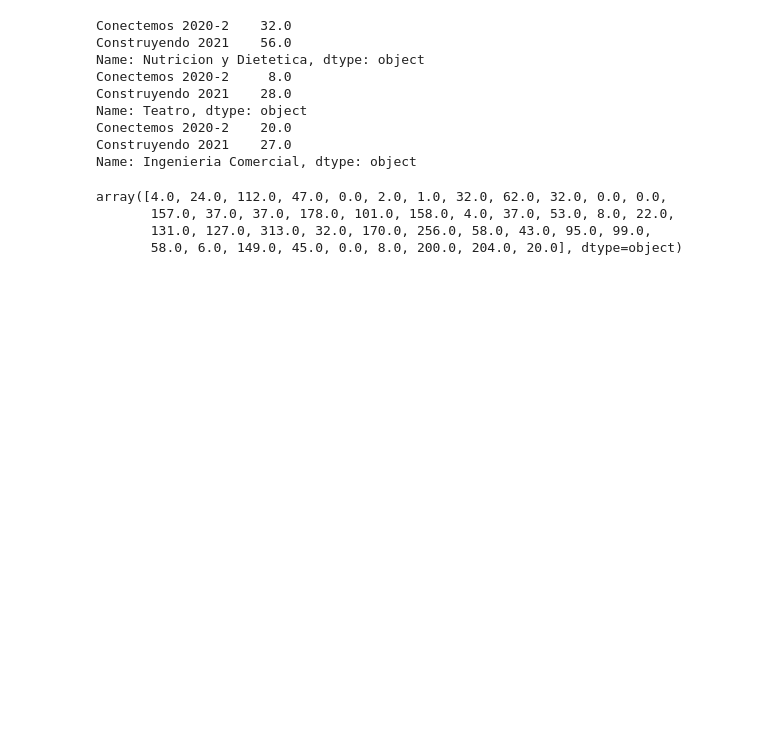
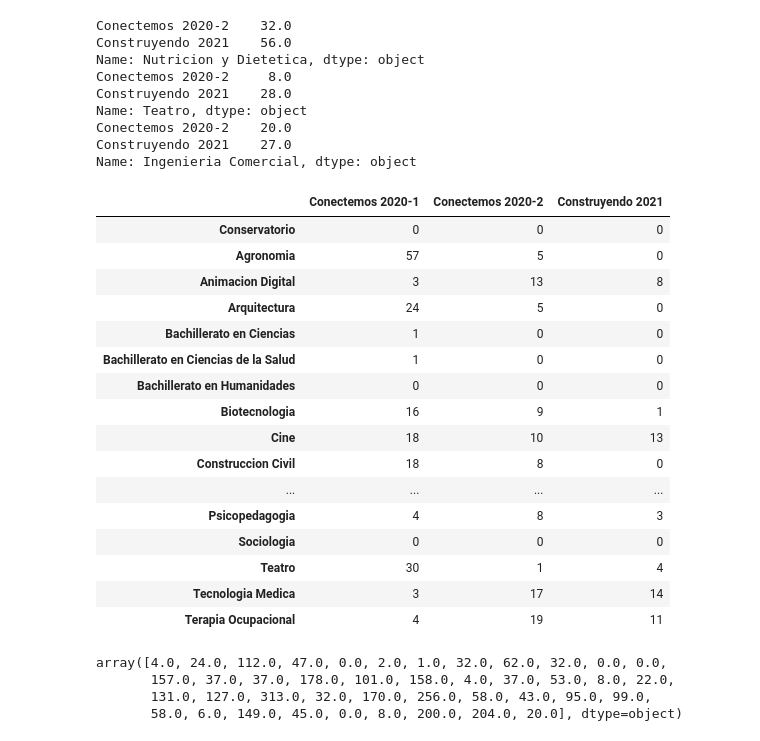
Before and after one commit to melipass/umayor-evoting-data, a Jupyter notebook: evoting.ipynb, the cells around one changed output. Saved outputs shown, nothing was run; the diff lists cells and outputs as text; code cells hidden in the pictures; blank space fills up the shorter version.

```diff
--- a/evoting.ipynb
+++ b/evoting.ipynb
@@ -110,6 +110,29 @@ results = [results_0, results_1, results_2, results_3]
 df_results = create_dataframe_results_positive(results)
 df_results = df_results.T
 df_results.columns = ['Impulsar 2018','Conectemos 2020-1', 'Conectemos 2020-2', 'Construyendo 2021']
+
+def create_dataframe_results_negative(input_json):
+    df = pd.DataFrame()
+    for json in input_json:
+        for key in json['questions']:
+            if 'edera' in json['questions'][key]['name']:
+                df.loc[json['election-id'],'Código Pregunta'] = key
+                df.loc[json['election-id'],'Pregunta'] = json['questions'][key]['name']
+                #df = df.T
+                for district in json['questions'][key]['districts']:
+                    for box in json['questions'][key]['districts'][district]['ballotboxes']:
+                        #print(json['questions'][key]['districts'][district]['ballotboxes']['BX01']['choices'][0]['total'])
+                        name = json['questions'][key]['districts'][district]['name']
+                        mapping = [ ('í', 'i'), ('í', 'i'), ('é','e'), ('é','e'), ('ó','o'), ('ó','o'), ('Kinesiologial', 'Kinesiologia'),
+                                    ('Pedagogia Educacion Parvularia', 'Pedagogia en Educacion Parvularia')]
+                        for k, v in mapping:
+                            name = name.replace(k, v)
+                        df.loc[json['election-id'],name] = json['questions'][key]['districts'][district]['ballotboxes'][box]['choices'][1]['total']
+                        pass
+    return df
+df_negative = create_dataframe_results_negative(results)
+df_negative = df_negative.T
+df_negative.columns = ['Impulsar 2018','Conectemos 2020-1', 'Conectemos 2020-2', 'Construyendo 2021']
 # %%
 df_program_0 = create_dataframe_program(program_0)
 df_hour_0 = create_dataframe_hour(hour_0)
@@ -422,6 +440,44 @@ Name: Teatro, dtype: object
 Conectemos 2020-2    20.0
 Construyendo 2021    27.0
 Name: Ingenieria Comercial, dtype: object
+# %%
+
+ultimas_elecciones_neg = df_negative
+ultimas_elecciones_neg = ultimas_elecciones_neg.drop('Impulsar 2018', axis=1)
+ultimas_elecciones_neg = ultimas_elecciones_neg.drop('Código Pregunta')
+ultimas_elecciones_neg = ultimas_elecciones_neg.drop('Pregunta')
+ultimas_elecciones_neg = ultimas_elecciones_neg.drop('Alameda')
+ultimas_elecciones_neg = ultimas_elecciones_neg.drop('Oriente')
+ultimas_elecciones_neg = ultimas_elecciones_neg.drop('El Claustro')
+ultimas_elecciones_neg = ultimas_elecciones_neg.drop('Huechuraba')
+ultimas_elecciones_neg = ultimas_elecciones_neg.drop('Manuel Montt')
+ultimas_elecciones_neg = ultimas_elecciones_neg.drop('República')
+ultimas_elecciones_neg = ultimas_elecciones_neg.drop('Santo Domingo')
+ultimas_elecciones_neg = ultimas_elecciones_neg.drop('Estadio Mayor')
+ultimas_elecciones_neg = ultimas_elecciones_neg.drop('Alonso de Cordova')
+ultimas_elecciones_neg.loc['Ingenieria Comercial', 'Conectemos 2020-2'] = ultimas_elecciones_neg.loc['Ingenieria Comercial - Campus Manuel Montt','Conectemos 2020-2'] + ultimas_elecciones_neg.loc['Ingenieria Comercial - Campus Oriente','Conectemos 2020-2']
+ultimas_elecciones_neg = ultimas_elecciones_neg.drop('Ingenieria Comercial - Campus Manuel Montt')
+ultimas_elecciones_neg = ultimas_elecciones_neg.drop('Ingenieria Comercial - Campus Oriente')
+ultimas_elecciones_neg = ultimas_elecciones_neg.dropna()
+ultimas_elecciones_neg.style.set_precision(0)
+# %% [output]
+|  | Conectemos 2020-1 | Conectemos 2020-2 | Construyendo 2021 |
+| Conservatorio | 0 | 0 | 0 |
+| Agronomia | 57 | 5 | 0 |
+| Animacion Digital | 3 | 13 | 8 |
+| Arquitectura | 24 | 5 | 0 |
+| Bachillerato en Ciencias | 1 | 0 | 0 |
+| Bachillerato en Ciencias de la Salud | 1 | 0 | 0 |
+| Bachillerato en Humanidades | 0 | 0 | 0 |
+| Biotecnologia | 16 | 9 | 1 |
+| Cine | 18 | 10 | 13 |
+| Construccion Civil | 18 | 8 | 0 |
+| ... | ... | ... | ... |
+| Psicopedagogia | 4 | 8 | 3 |
+| Sociologia | 0 | 0 | 0 |
+| Teatro | 30 | 1 | 4 |
+| Tecnologia Medica | 3 | 17 | 14 |
+| Terapia Ocupacional | 4 | 19 | 11 |
 # %%
 array1 = pd.DataFrame.to_numpy(ultimas_elecciones['Conectemos 2020-2'])
 array2 = pd.DataFrame.to_numpy(ultimas_elecciones['Construyendo 2021'])
```
Also changed, not shown: parts of 4 cells of this notebook.
